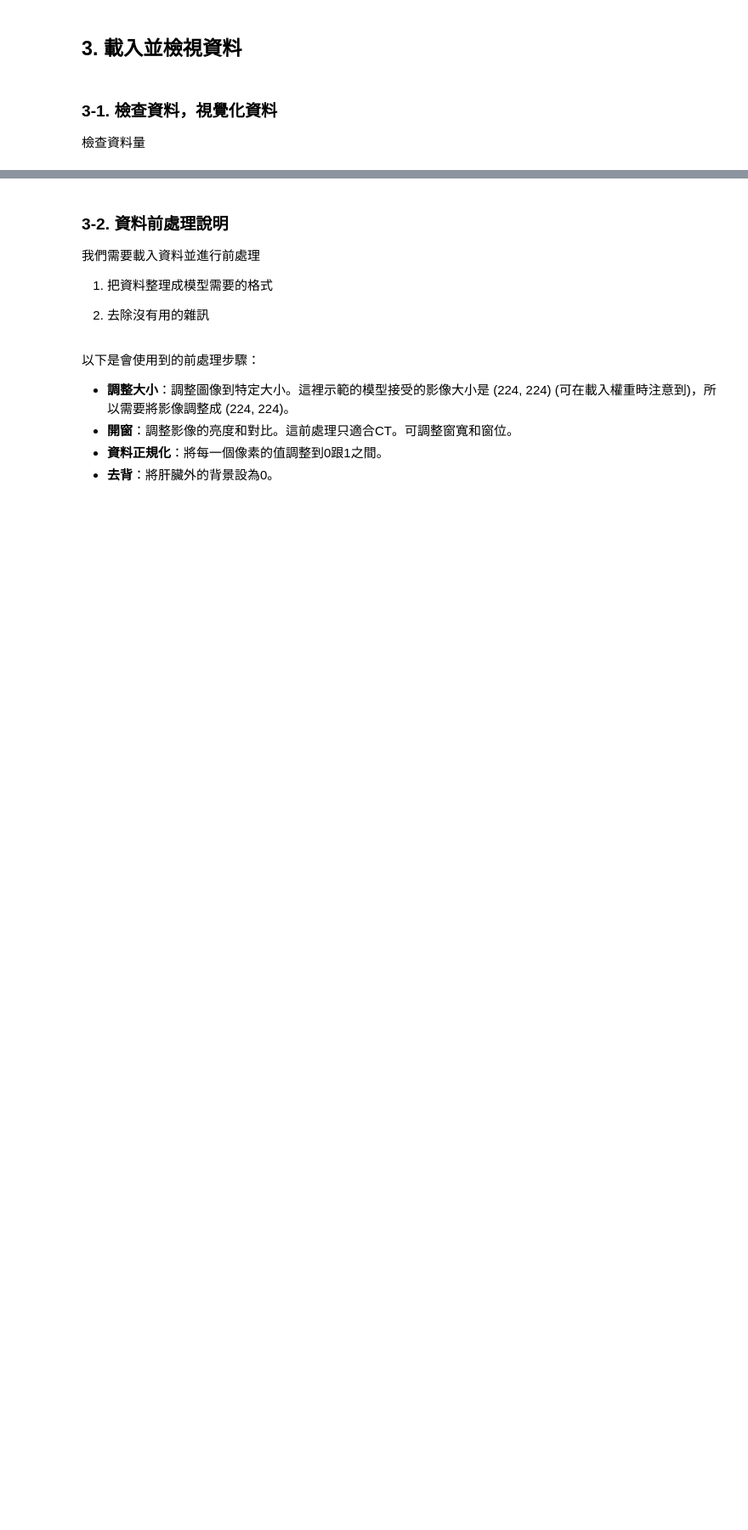
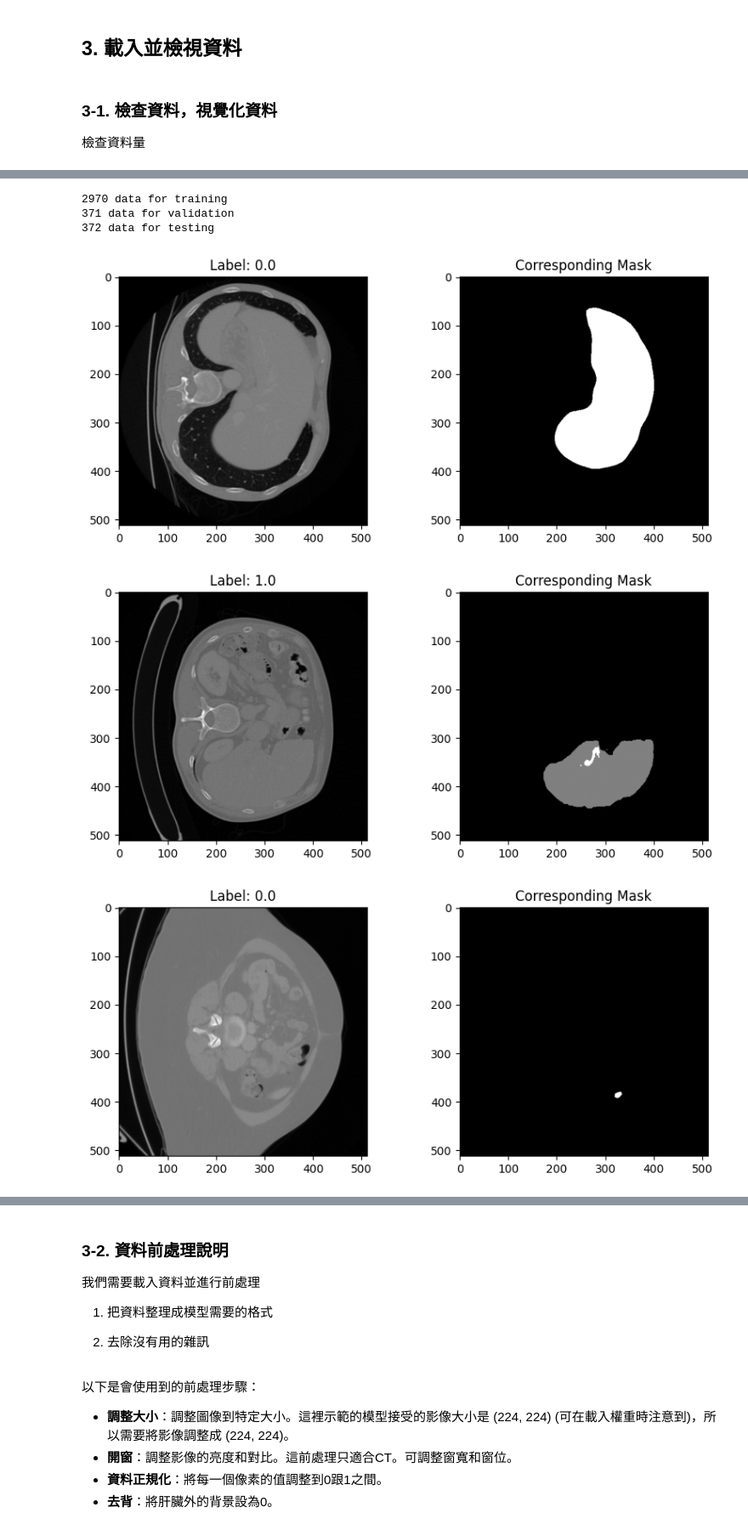
Before and after one commit to cbe135/tutorial, a Jupyter notebook: D3_Hands_on_(中文)_2025.ipynb, the cells around one changed output, grey strips where cells are left out. Shown at 85% size. Saved outputs shown, nothing was run; the diff lists cells and outputs as text; code cells hidden in the pictures; blank space fills up the shorter version.

```diff
--- a/D3_Hands_on_(中文)_2025.ipynb
+++ b/D3_Hands_on_(中文)_2025.ipynb
@@ -145,12 +151,34 @@ print('Number of masks:', len(os.listdir(masks_dir)))
 # %%
 data_list = yaml.safe_load(open('/content/liver_data/data_list.yaml', 'r'))
-train_list = data_list['train']
-valid_list = data_list['valid']
-test_list = data_list['test']
+data_dicts = data_list["data"]
 
-print(f'{len(train_list)} data for training')
-print(f'{len(valid_list)} data for validation')
-print(f'{len(test_list)} data for testing')
+labels = [a["label"] for a in data_dicts]
+train_dicts, val_test_dicts = train_test_split(
+      data_dicts,
+      train_size=0.8,
+      test_size=0.2,
+      stratify=labels,
+      random_state=42,
+      shuffle=True,
+  )
+
+val_test_labels = [a["label"] for a in val_test_dicts]
+val_dicts, test_dicts = train_test_split(
+      val_test_dicts,
+      train_size=0.5,
+      test_size=0.5,
+      stratify=val_test_labels,
+      random_state=42,
+      shuffle=True,
+)
+
+print(f'{len(train_dicts)} data for training')
+print(f'{len(val_dicts)} data for validation')
+print(f'{len(test_dicts)} data for testing')
+# %% [output]
+2970 data for training
+371 data for validation
+372 data for testing
 # %%
 # helper function for plotting image
 def show_data(data, with_mask=False, to_cpu=True):
@@ -215,18 +243,22 @@ def show_transform_result(data, trans_data, with_mask=False, with_histogram=Fals
 # %%
 ############### change here #################
 # number of data to be visualized
 num = 5
 ############### change here #################
 
 load = Compose([
     LoadImaged(keys=['image', 'mask'], ensure_channel_first=True),
     EnsureTyped(keys=["label"])
 ])
 
-random_index = np.random.randint(0, len(train_list), num)
+random_index = np.random.randint(0, len(train_dicts), num)
 for index in random_index:
 
-    data = train_list[int(index)]
+    data = train_dicts[int(index)]
     data = load(data)
 
     show_data(data, with_mask=True)
+# %% [output]
+[figure, added]
+[figure, added]
+[figure, added]
```
Also changed, not shown: parts of 19 cells of this notebook.
